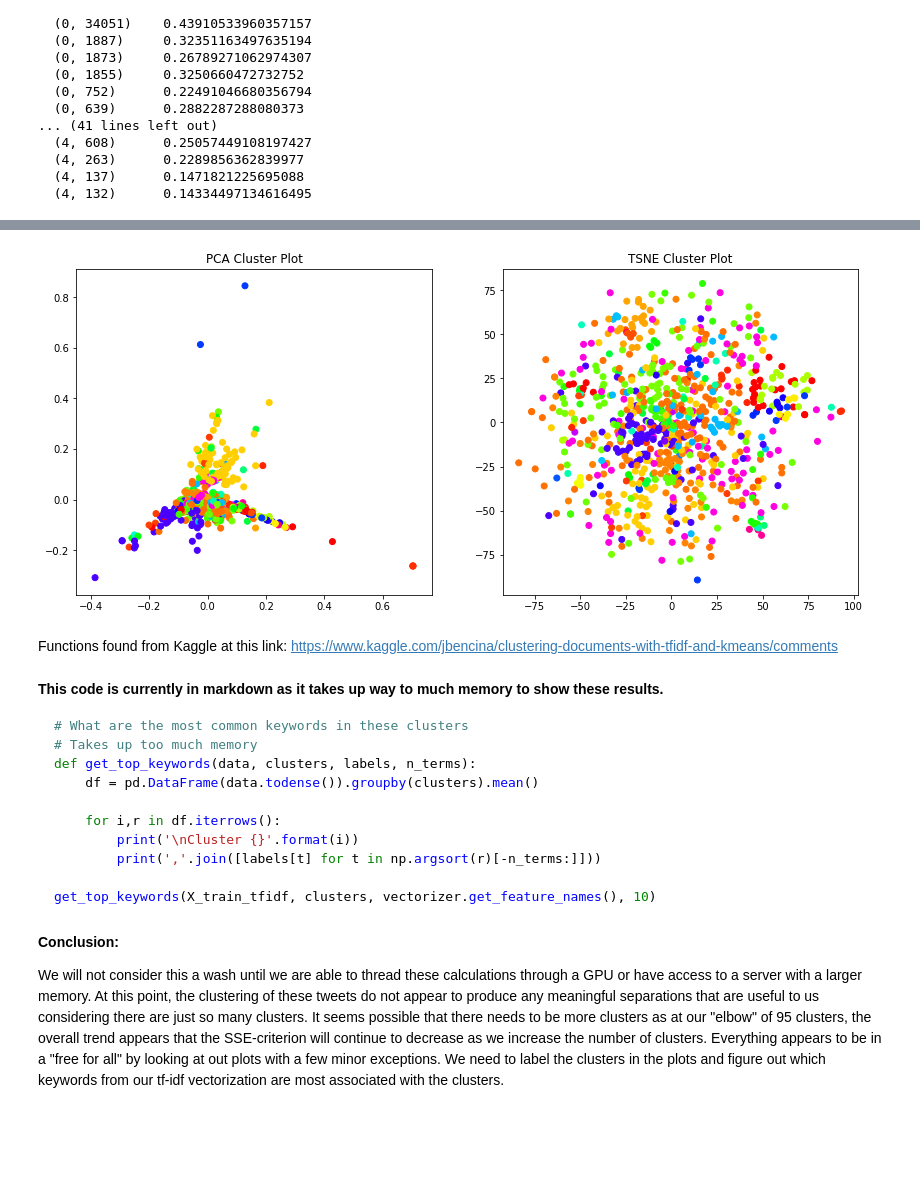
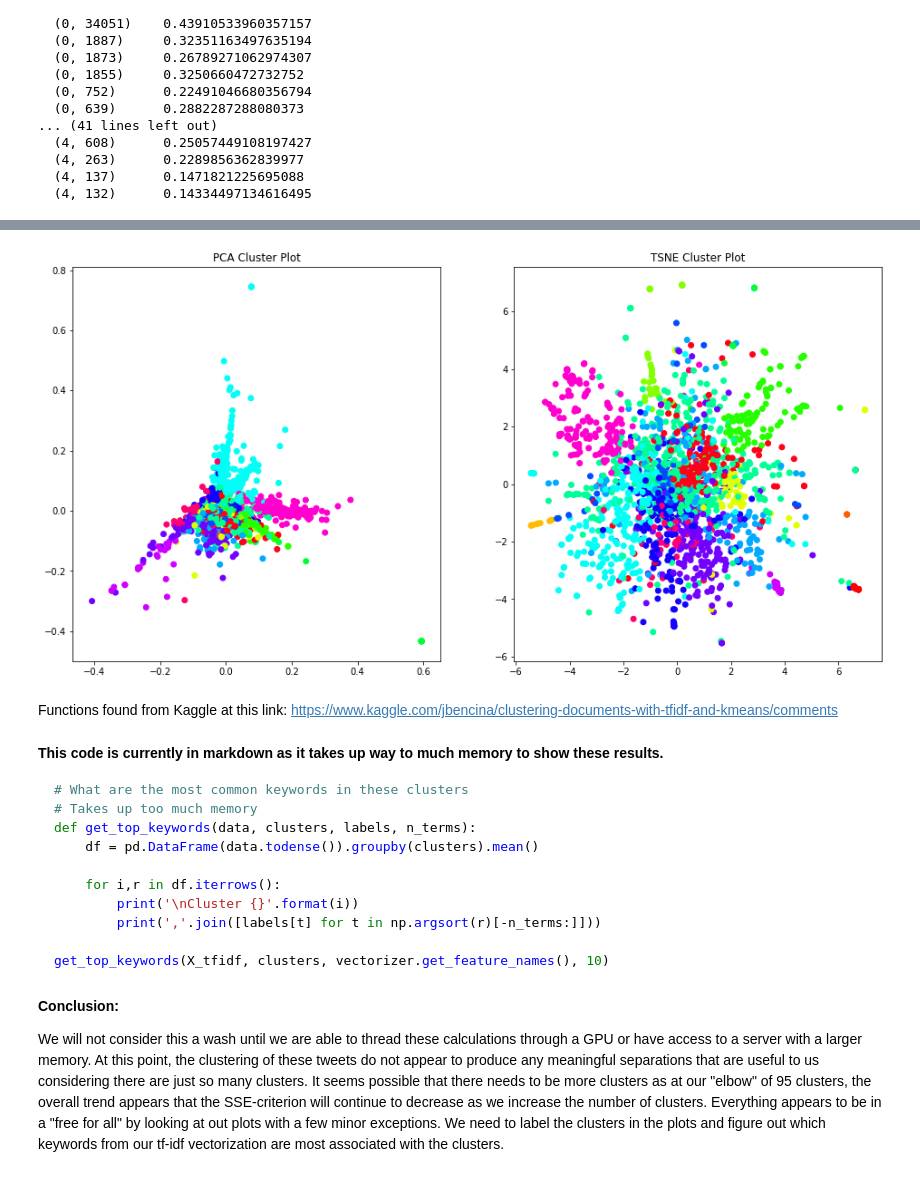
Before and after one commit to theultimate1/research, a Jupyter notebook: research/text-classification/cluster_analysis_of_tweets.ipynb, the cells around one changed output, grey strips where cells are left out. Drawn from its saved outputs; the diff is of its cells as text; code cells hidden in the pictures; blank space fills up the shorter version.

Commit message:
Cluster analysis has been improved from before as a more appropriate elbow has been selected.

````diff
--- a/research/text-classification/cluster_analysis_of_tweets.ipynb
+++ b/research/text-classification/cluster_analysis_of_tweets.ipynb
@@ -264,35 +250,32 @@ from sklearn.manifold import TSNE
 # %%
 # *Almost* the best amount of clusters given the elbow function
 # evaluation shown above using mini-batch k-means
-clusters = cluster.MiniBatchKMeans(n_clusters = 315, init_size = 1024, batch_size = 2048, random_state = 42).\
-           fit_predict(X_tfidf)
+clusters = cluster.MiniBatchKMeans(n_clusters=17, init_size=1024, batch_size=2048, random_state=42).fit_predict(X_tfidf)
 # %%
 # Plotting the cluster analysis of gathered water tweets
 def plot_tsne_pca(data, labels):
     max_label = max(labels)
-    max_items = np.random.choice(range(data.shape[0]), size=4000, replace=False)
+    max_items = np.random.choice(range(data.shape[0]), size=8000, replace=False)
 
-    # Choosing a number of dimensions to reduce down to s.t.
-    # it explains 95% of the variance
     pca = PCA(n_components=0.95).fit_transform(data[max_items,:].todense())
     tsne = TSNE().fit_transform(PCA(n_components=0.95).fit_transform(data[max_items,:].todense()))
-    #print(.n_components_)
 
-    idx = np.random.choice(range(pca.shape[0]), size=800, replace=False)
+
+    idx = np.random.choice(range(pca.shape[0]), size=2000, replace=False)
     label_subset = labels[max_items]
     label_subset = [mpl.cm.hsv(i/max_label) for i in label_subset[idx]]
 
-    f, ax = plt.subplots(1, 2, figsize=(14, 6))
+    f, ax = plt.subplots(1, 2, figsize=(16, 8))
 
     ax[0].scatter(pca[idx, 0], pca[idx, 1], c=label_subset)
     ax[0].set_title('PCA Cluster Plot')
 
     ax[1].scatter(tsne[idx, 0], tsne[idx, 1], c=label_subset)
     ax[1].set_title('TSNE Cluster Plot')
 
 plot_tsne_pca(X_tfidf, clusters)
 # %% [output]
-[figure, old version]
+[figure, new version]
 # %% [markdown]
 Functions found from Kaggle at this link: https://www.kaggle.com/jbencina/clustering-documents-with-tfidf-and-kmeans/comments
 # %% [markdown]
@@ -307,7 +290,7 @@ def get_top_keywords(data, clusters, labels, n_terms):
         print('\nCluster {}'.format(i))
         print(','.join([labels[t] for t in np.argsort(r)[-n_terms:]]))
 
-get_top_keywords(X_train_tfidf, clusters, vectorizer.get_feature_names(), 10)
+get_top_keywords(X_tfidf, clusters, vectorizer.get_feature_names(), 10)
 ```
 # %% [markdown]
 __Conclusion:__
````
Also changed, not shown: parts of 1 cell of this notebook.
